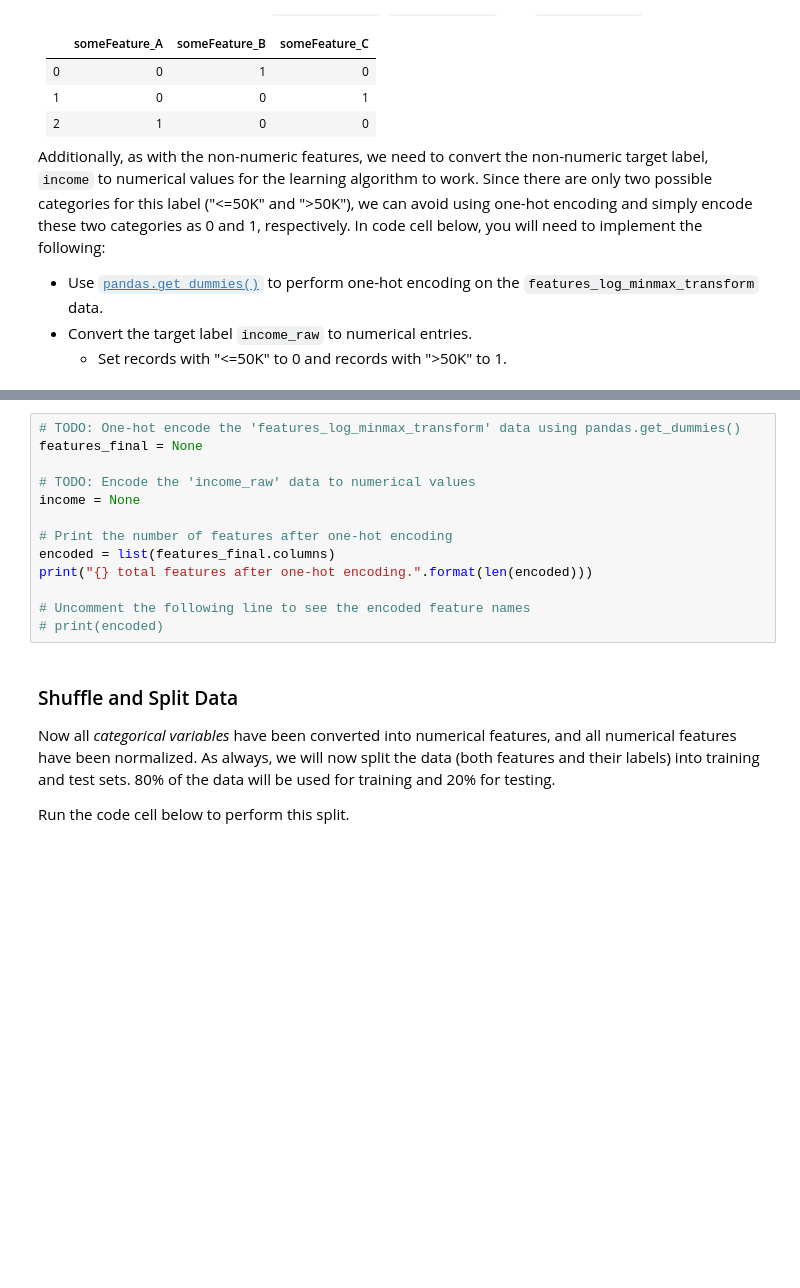
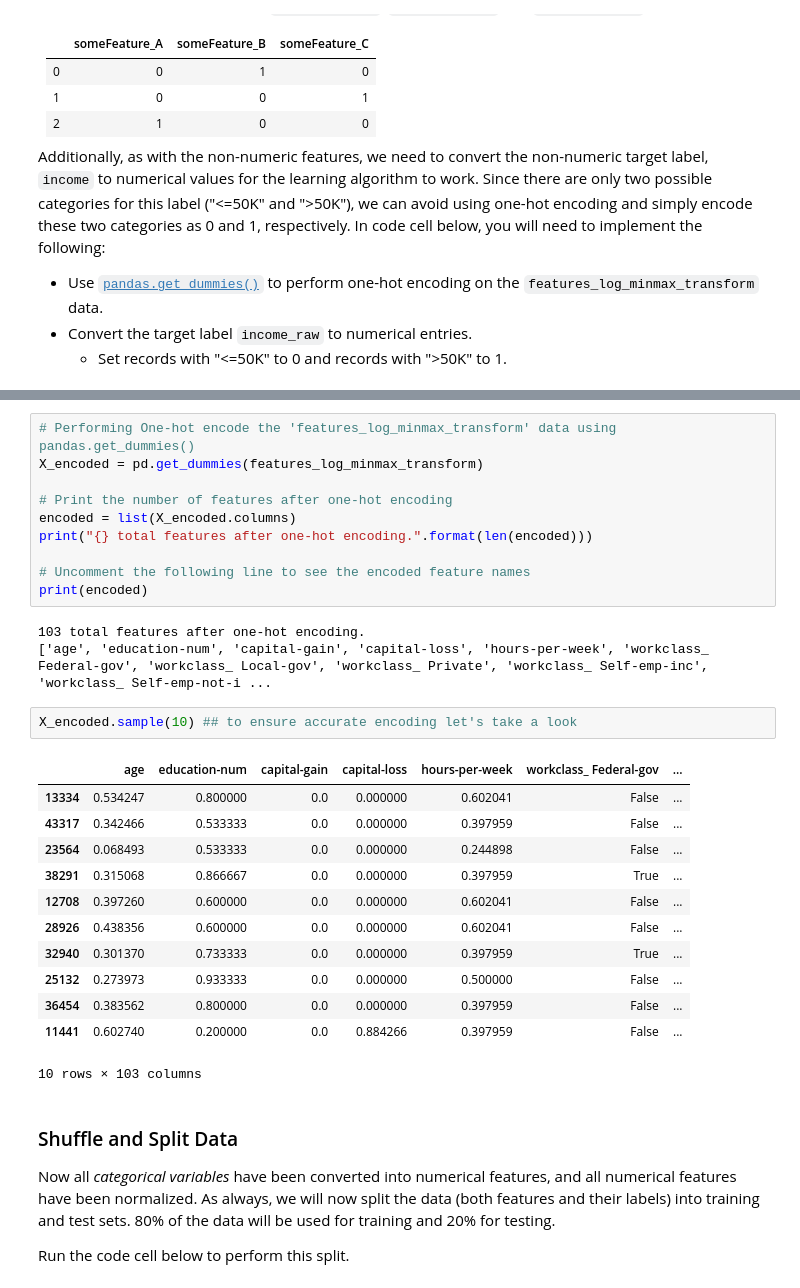
Before and after one commit to sondosaabed/Finding-Charity-Donors, a Jupyter notebook: finding_donors.ipynb, the cells around one changed output, grey strips where cells are left out. Cells and saved outputs as stored; diff of their text form; blank space fills up the shorter version.

```diff
--- a/finding_donors.ipynb
+++ b/finding_donors.ipynb
@@ -208,16 +269,31 @@ Additionally, as with the non-numeric features, we need to convert the non-numer
 # %%
-# TODO: One-hot encode the 'features_log_minmax_transform' data using pandas.get_dummies()
-features_final = None
-
-# TODO: Encode the 'income_raw' data to numerical values
-income = None
+# Performing One-hot encode the 'features_log_minmax_transform' data using pandas.get_dummies()
+X_encoded = pd.get_dummies(features_log_minmax_transform)
 
 # Print the number of features after one-hot encoding
-encoded = list(features_final.columns)
+encoded = list(X_encoded.columns)
 print("{} total features after one-hot encoding.".format(len(encoded)))
 
 # Uncomment the following line to see the encoded feature names
-# print(encoded)
+print(encoded)
+# %% [output]
+103 total features after one-hot encoding.
+['age', 'education-num', 'capital-gain', 'capital-loss', 'hours-per-week', 'workclass_ Federal-gov', 'workclass_ Local-gov', 'workclass_ Private', 'workclass_ Self-emp-inc', 'workclass_ Self-emp-not-i ...
+# %%
+X_encoded.sample(10) ## to ensure accurate encoding let's take a look
+# %% [output]
+|  | age | education-num | capital-gain | capital-loss | hours-per-week | workclass_ Federal-gov | ... |
+| 13334 | 0.534247 | 0.800000 | 0.0 | 0.000000 | 0.602041 | False | ... |
+| 43317 | 0.342466 | 0.533333 | 0.0 | 0.000000 | 0.397959 | False | ... |
+| 23564 | 0.068493 | 0.533333 | 0.0 | 0.000000 | 0.244898 | False | ... |
+| 38291 | 0.315068 | 0.866667 | 0.0 | 0.000000 | 0.397959 | True | ... |
+| 12708 | 0.397260 | 0.600000 | 0.0 | 0.000000 | 0.602041 | False | ... |
+| 28926 | 0.438356 | 0.600000 | 0.0 | 0.000000 | 0.602041 | False | ... |
+| 32940 | 0.301370 | 0.733333 | 0.0 | 0.000000 | 0.397959 | True | ... |
+| 25132 | 0.273973 | 0.933333 | 0.0 | 0.000000 | 0.500000 | False | ... |
+| 36454 | 0.383562 | 0.800000 | 0.0 | 0.000000 | 0.397959 | False | ... |
+| 11441 | 0.602740 | 0.200000 | 0.0 | 0.884266 | 0.397959 | False | ... |
+10 rows × 103 columns
 # %% [markdown]
 ### Shuffle and Split Data
 Now all _categorical variables_ have been converted into numerical features, and all numerical features have been normalized. As always, we will now split the data (both features and their labels) into training and test sets. 80% of the data will be used for training and 20% for testing.
```
Also changed, not shown: parts of 11 cells of this notebook.
